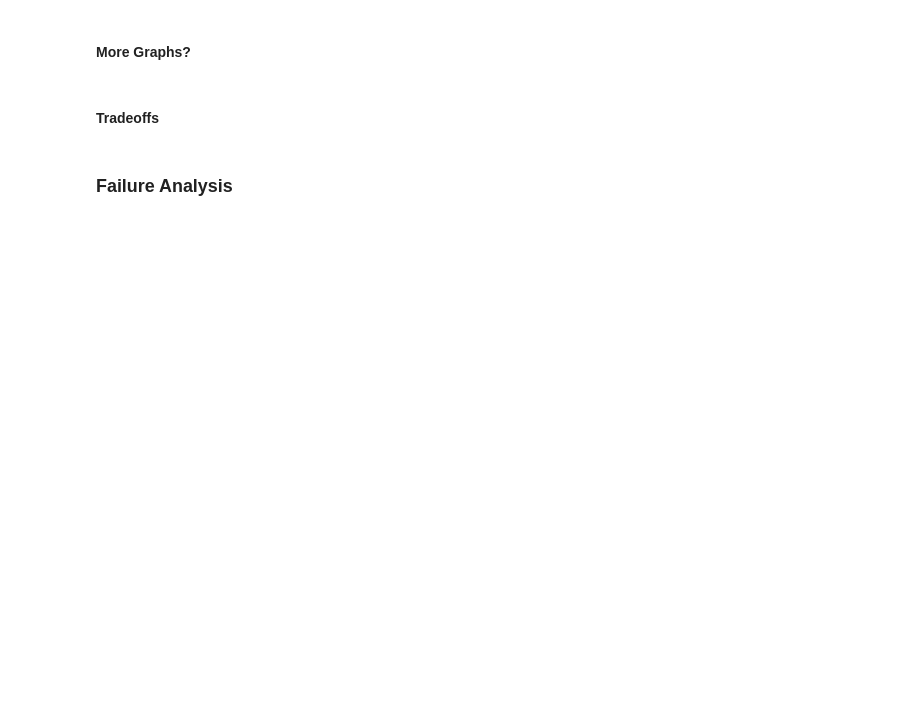
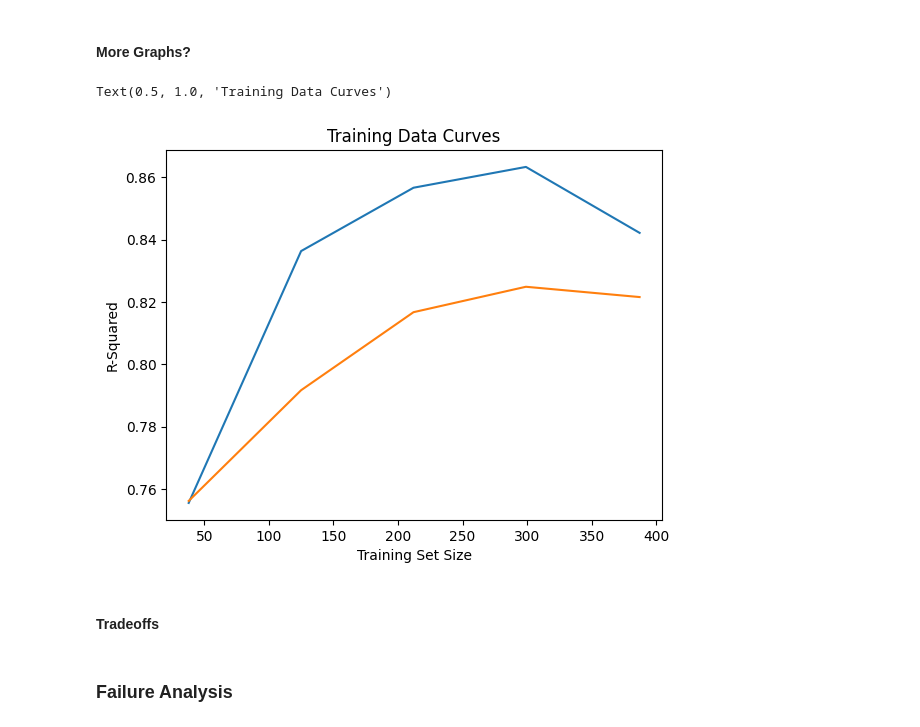
Before and after one commit to geoffgin/Pre-Existing-Factors, a Jupyter notebook: Supervised.ipynb, the cells around one changed output. Saved outputs shown, nothing was run; the diff lists cells and outputs as text; code cells hidden in the pictures; blank space fills up the shorter version.

```diff
--- a/Supervised.ipynb
+++ b/Supervised.ipynb
@@ -820,3 +810,42 @@ df_results.head()
+# %%
+#scatterplot with regression line using sns.regplot
+
+# histogram of residuals using sns.histplot, kde=True with x = y_test - y_pred
+
+# qq plot? statsmodels.api.qqplot
+
+# training data curves - plot model performance against varying sizes of training data
+df = get_sup_df()
+X = df[['Age Group', 'Heart Disease', 'Kidney Disease', 'Diabetes']]
+y = df['Rate of COVID Deaths Due to Conditions']
+X_train, X_test, y_train, y_test = train_test_split(X, y, test_size = 0.2, random_state=0)
+
+scaler = MinMaxScaler().fit(X_train.values)
+X_train_scaled = scaler.transform(X_train.values)
+X_test_scaled = scaler.transform(X_test.values)
+
+trn_size, trn_score, val_score = learning_curve(
+    estimator = KNeighborsRegressor(n_neighbors = 10, algorithm = 'kd_tree', leaf_size = 15),
+    X = X_train_scaled,
+    y = y_train,
+    cv = 5,
+    random_state = 0
+)
+trn_score_mean = trn_score.mean(axis=1)
+val_score_mean = val_score.mean(axis=1)
+
+plt.plot(trn_size, trn_score_mean, label = "Training R2")
+plt.plot(trn_size, val_score_mean, label = "Validation R2")
+plt.ylabel('R-Squared')
+plt.xlabel('Training Set Size')
+plt.title('Training Data Curves')
+
+# validation curves?
+
+# feature importance plots
+# %% [output]
+Text(0.5, 1.0, 'Training Data Curves')
+[figure, added]
 # %% [markdown]
 #### Tradeoffs
 # %%
```
Also changed, not shown: parts of 11 cells of this notebook, 2 other files.
